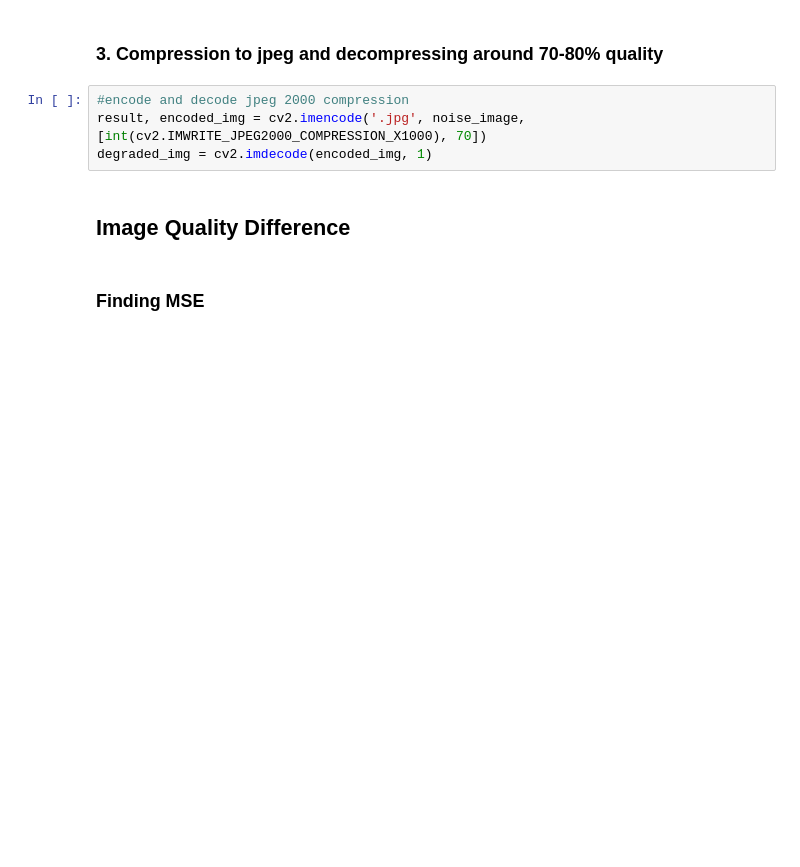
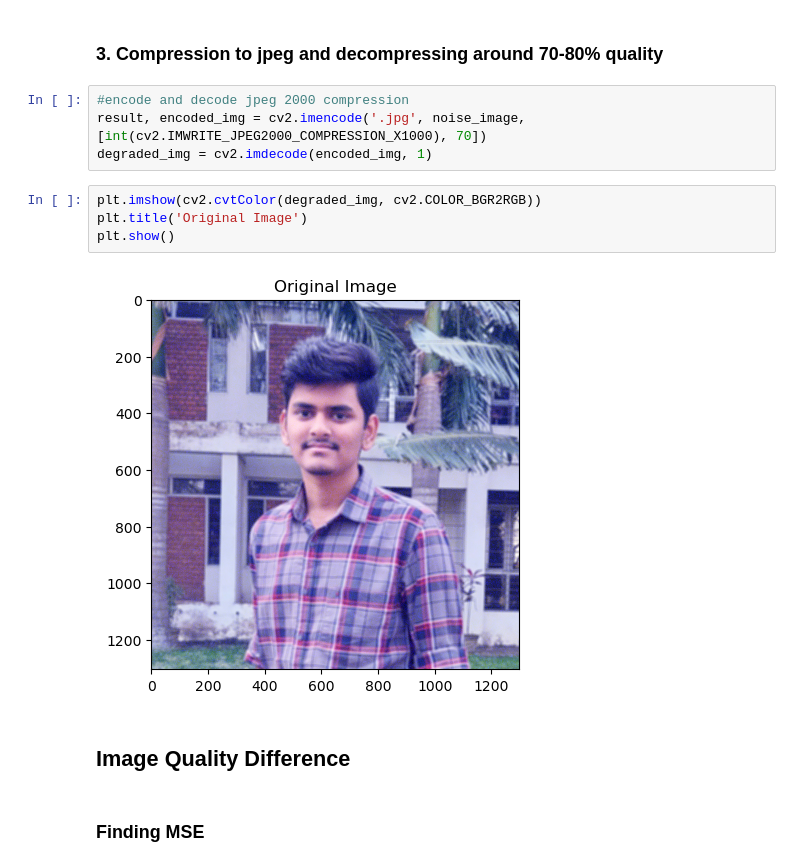
Before and after one commit to dslrsiddesh/Digital-Image-Processing, a Jupyter notebook: Assignment 1/quality_of_image.ipynb, the cells around one changed output. Saved outputs shown, nothing was run; the diff lists cells and outputs as text; blank space fills up the shorter version.

```diff
--- a/Assignment 1/quality_of_image.ipynb
+++ b/Assignment 1/quality_of_image.ipynb
@@ -61,6 +63,12 @@ Text(0.5, 1.0, 'Noisy Image')
 #encode and decode jpeg 2000 compression
 result, encoded_img = cv2.imencode('.jpg', noise_image, [int(cv2.IMWRITE_JPEG2000_COMPRESSION_X1000), 70])
 degraded_img = cv2.imdecode(encoded_img, 1)
+# %%
+plt.imshow(cv2.cvtColor(degraded_img, cv2.COLOR_BGR2RGB))
+plt.title('Original Image')
+plt.show()
+# %% [output]
+[figure, added]
 # %% [markdown]
 ## Image Quality Difference
 # %% [markdown]
```
Also changed, not shown: parts of 4 cells of this notebook.
